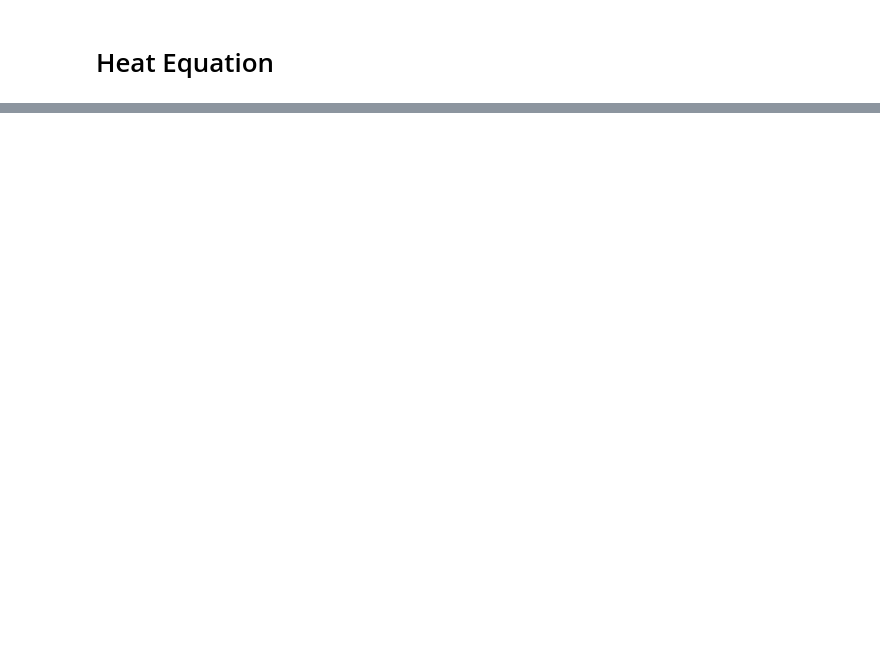
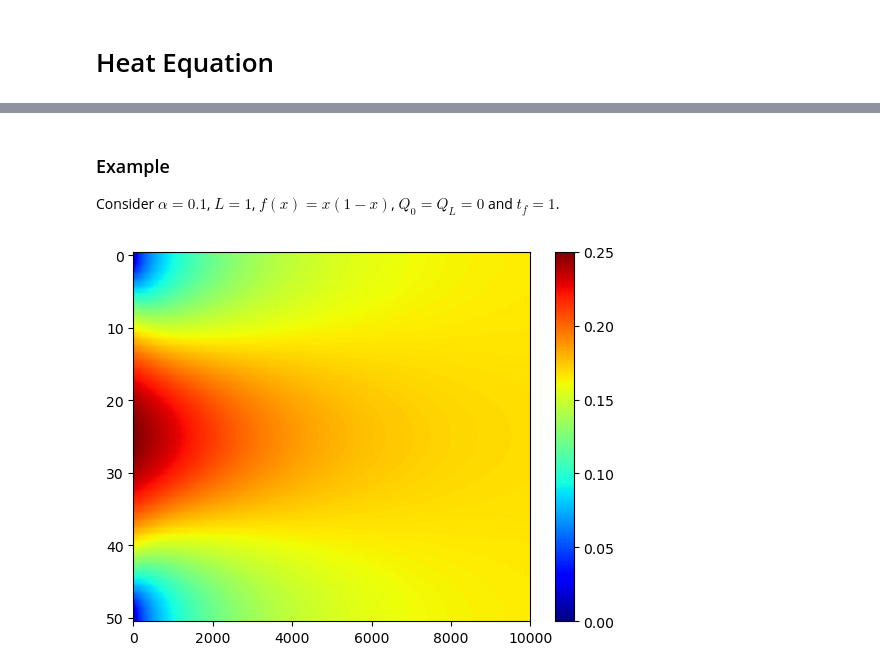
Before and after one commit to UBCMath/MATH316, a Jupyter notebook: _sources/heat.ipynb, the cells around one changed output, grey strips where cells are left out. Cells and saved outputs as stored; diff of their text form; code cells hidden in the pictures; blank space fills up the shorter version.

```diff
--- a/_sources/heat.ipynb
+++ b/_sources/heat.ipynb
@@ -165,0 +337,43 @@ plt.show()
+# %%
+def heatFTCSN(alpha,L,f,Q0,QL,tf,N,M):
+    dx = L/N
+    dt = tf/M
+    x = np.linspace(0,L,N+1)
+    U = np.zeros((N+1,M+1))
+    U[:,0] = f(x)
+    r = alpha*dt/dx**2
+    A = np.zeros((N+1,N+1))
+    A[0,0] = 1 - 2*r
+    A[0,1] = 2*r
+    A[N,N] = 1 - 2*r
+    A[N,N-1] = 2*r
+    for n in range(1,N):
+        A[n,n-1] = r
+        A[n,n] = 1 - 2*r
+        A[n,n+1] = r
+    q = np.zeros(N+1)
+    q[0] = -2*alpha**2*dt/dx*Q0
+    q[N] = 2*alpha**2*dt/dx*QL
+    for k in range(M):
+        U[:,k+1] = A@U[:,k] + q
+    return U
+# %% [markdown]
+### Example
+
+Consider $\alpha = 0.1$, $L = 1$, $f(x) = x(1-x)$, $Q_0=Q_L=0$ and $t_f = 1$.
+# %%
+alpha = 0.1
+L = 1
+f = lambda x: x*(1 - x)
+Q0 = 0
+QL = 0
+tf = 1
+N = 50
+M = 10000
+
+U = heatFTCSN(alpha,L,f,Q0,QL,tf,N,M)
+
+plt.imshow(U,aspect='auto',cmap='jet'), plt.colorbar()
+plt.show()
+# %% [output]
+[figure, added]
```
Also changed, not shown: parts of 30 cells of this notebook, 6 other files.
